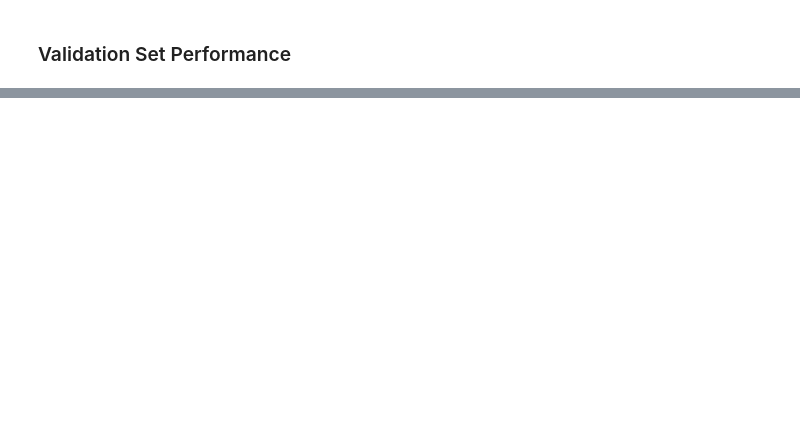
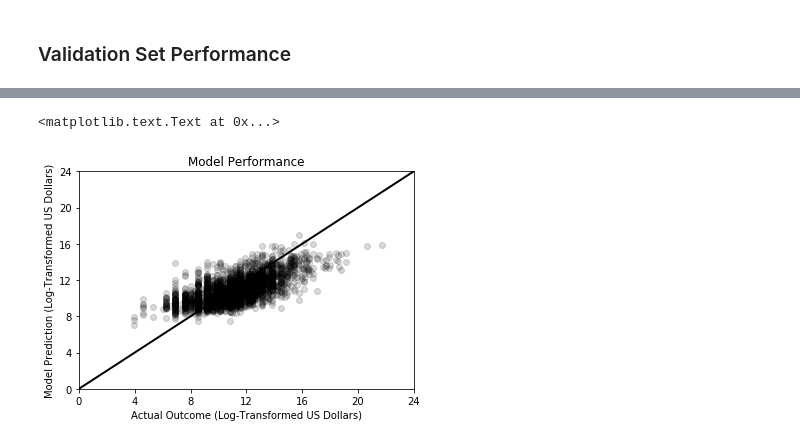
Before and after one commit to jdiaz4302/tornadoesr, a Jupyter notebook: Complete_Workflow/20_very_wide_holistic_models_no_zeros_dropout.ipynb, the cells around one changed output, grey strips where cells are left out. Saved outputs shown, nothing was run; the diff lists cells and outputs as text; code cells hidden in the pictures; blank space fills up the shorter version.

```diff
--- a/Complete_Workflow/20_very_wide_holistic_models_no_zeros_dropout.ipynb
+++ b/Complete_Workflow/20_very_wide_holistic_models_no_zeros_dropout.ipynb
@@ -1059,0 +1272,39 @@ axes.set_title("Model Performance")
+# %%
+# Get rid of the 2nd dimension of 1 from the FloatTensor
+y_valid_pred_resized = y_valid_pred.resize(2808)
+
+
+# Make the FloatTensor into a numpy.array
+y_valid_pred_array = y_valid_pred_resized.data.numpy()
+
+
+# Convert back to log scale
+y_valid_pred_array = y_valid_pred_array*5.407597 + 7.688844
+
+
+# Make the numpy.array into a list
+y_valid_pred_list = y_valid_pred_array.tolist()
+# %%
+# Plot new predictions versus new data outcomes
+plt.scatter(valid_outcomes_list, y_valid_pred_list, c = "black", alpha = 0.15)
+
+axes = plt.gca()
+
+axes.set_xlim([0, 24])
+
+axes.set_ylim([0, 24])
+
+axes.set_xticks([0, 4, 8, 12, 16, 20, 24])
+
+axes.set_yticks([0, 4, 8, 12, 16, 20, 24])
+
+plt.plot([0, 24], [0, 24], 'k-', lw = 2)
+
+axes.set_xlabel("Actual Outcome (Log-Transformed US Dollars)")
+
+axes.set_ylabel("Model Prediction (Log-Transformed US Dollars)")
+
+axes.set_title("Model Performance")
+# %% [output]
+<matplotlib.text.Text at 0x...>
+[figure, added]
```
Also changed, not shown: parts of 40 cells of this notebook.
